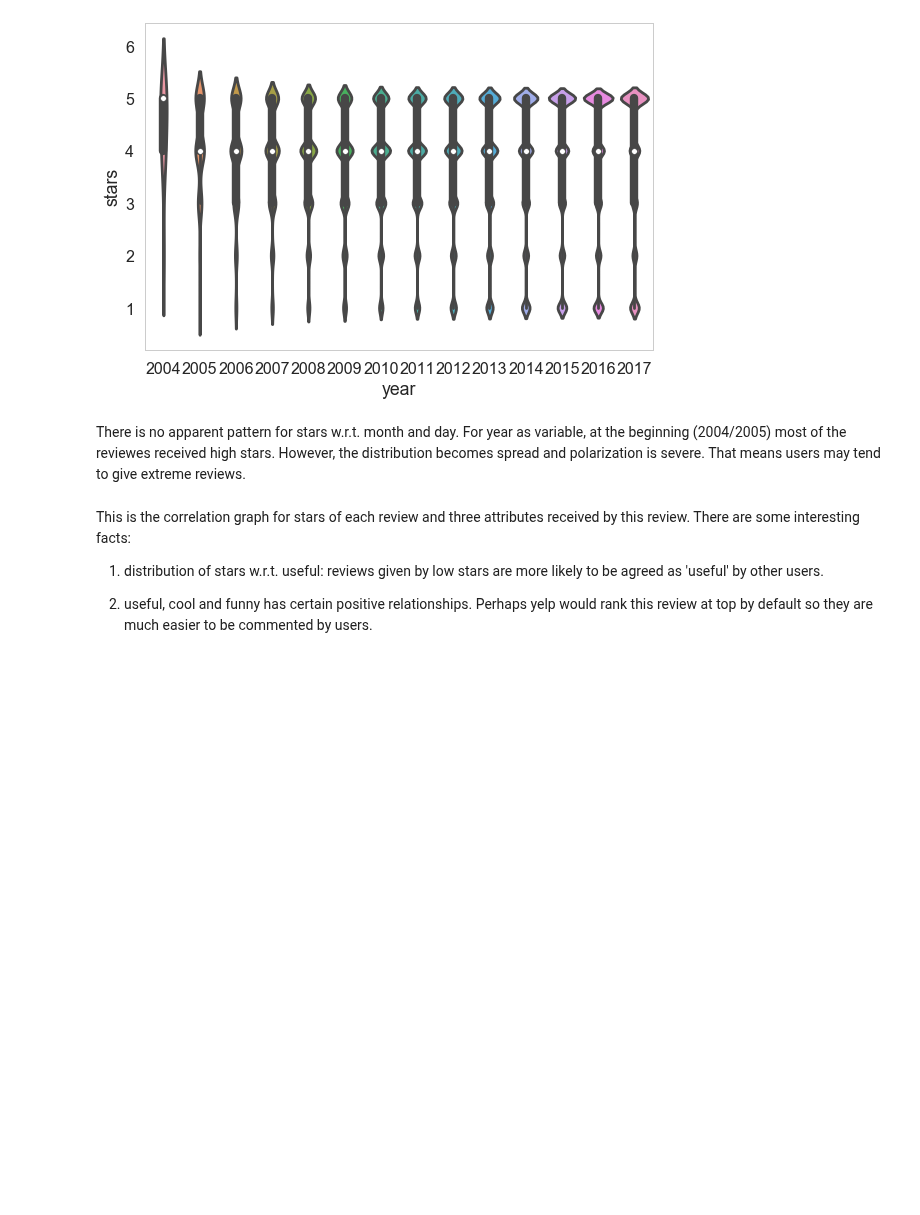
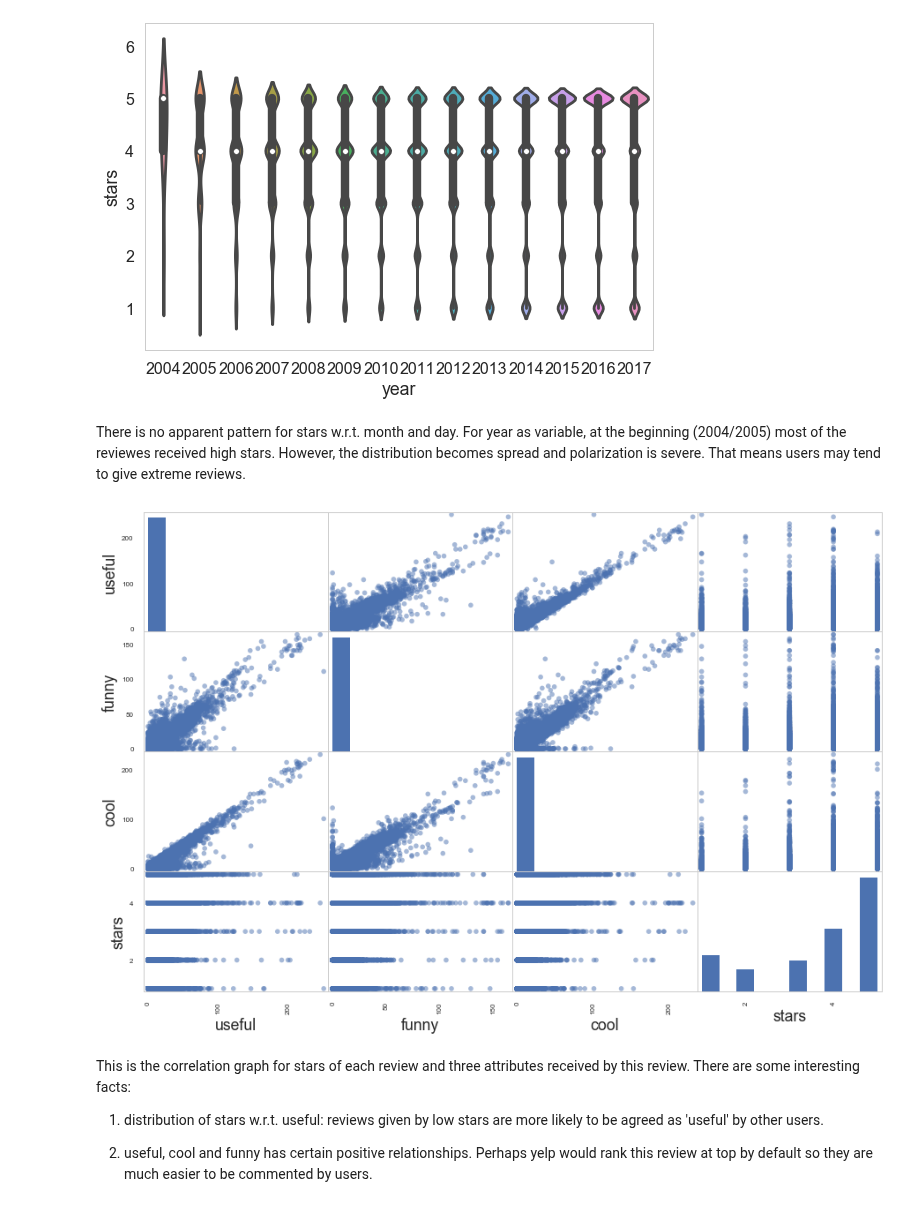
Before and after one commit to xuwd11/Recommender_Systems, a Jupyter notebook: 03_EDA-all.ipynb, the cells around one changed output. Drawn from its saved outputs; the diff is of its cells as text; code cells hidden in the pictures; blank space fills up the shorter version.

```diff
--- a/03_EDA-all.ipynb
+++ b/03_EDA-all.ipynb
@@ -153,8 +153,10 @@ There is no apparent pattern for stars w.r.t. month and day. For year as variabl
 # %%
 from pandas.plotting import scatter_matrix
 fig, ax = plt.subplots(1,1, figsize=(15,10))
-axes = scatter_matrix(dfr[['useful', 'funny', 'cool', 'stars']], alpha=0.5, diagonal='kde', ax=ax)
+axes = scatter_matrix(dfr[['useful', 'funny', 'cool', 'stars']], alpha=0.5, diagonal='hist', ax=ax)
 plt.show()
+# %% [output]
+[figure, added]
 # %% [markdown]
 This is the correlation graph for stars of each review and three attributes received by this review. There are some interesting facts:
 
```
Also changed, not shown: parts of 7 cells of this notebook.
